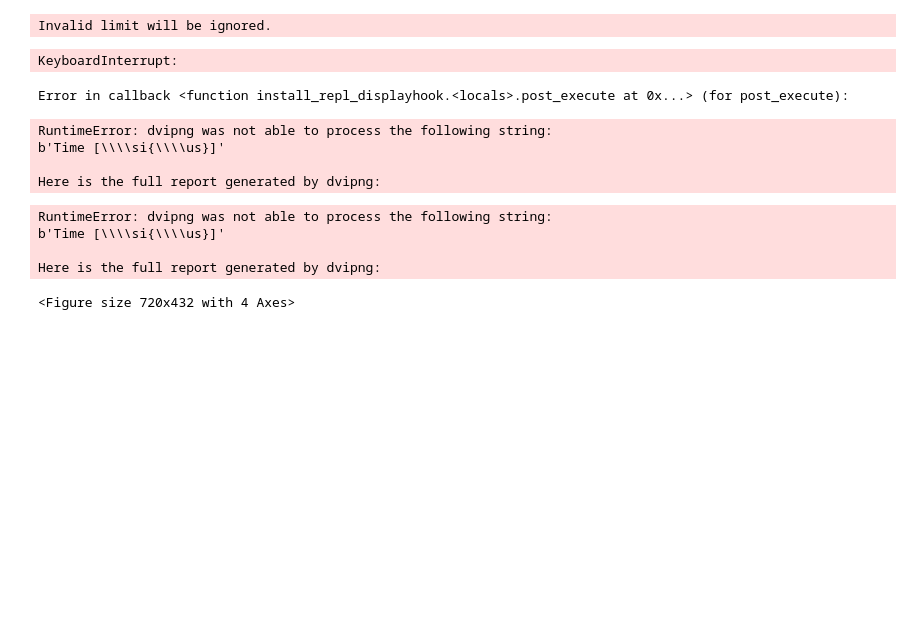
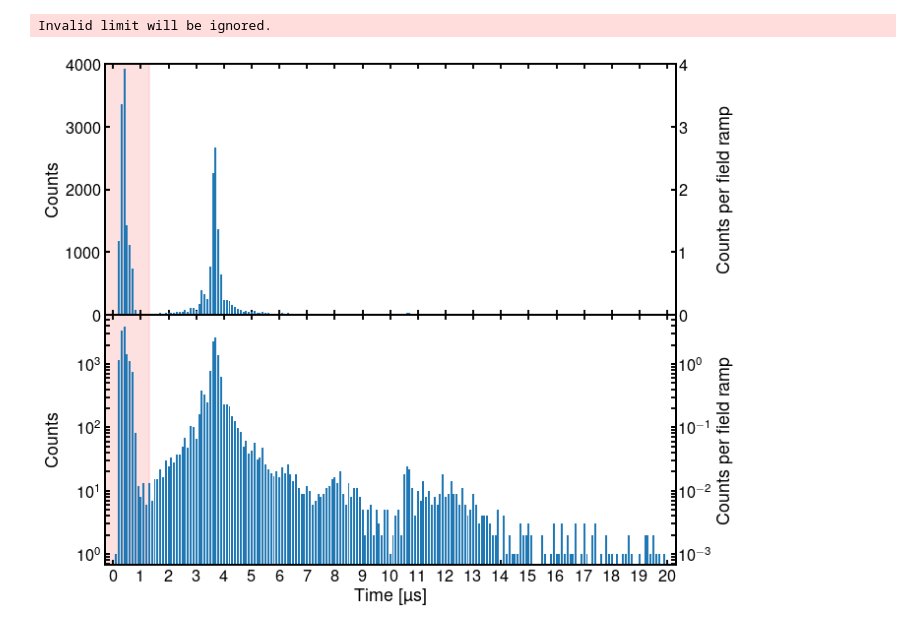
Before and after one commit to rogding/phd_thesis, a Jupyter notebook: chapters/experiment/mcp/example_mcs_signal/mcs_signal.ipynb, the cells around one changed output. Saved outputs shown, nothing was run; the diff lists cells and outputs as text; code cells hidden in the pictures; blank space fills up the shorter version.

```diff
--- a/chapters/experiment/mcp/example_mcs_signal/mcs_signal.ipynb
+++ b/chapters/experiment/mcp/example_mcs_signal/mcs_signal.ipynb
@@ -83,5 +92,5 @@ with sns.axes_style("whitegrid"):
 # %%
-fig, axs = plt.subplots(ncols=1, nrows=2, figsize=(10,6), clear=False, sharex=True)
+fig, axs = plt.subplots(ncols=1, nrows=2, figsize=(10,8), clear=False, sharex=True)
 
 axs[0].bar(data['time'], data['counts'], width=0.07,
            color=sns.color_palette("Paired")[1], zorder=2)
@@ -89,7 +98,7 @@ axs[0].xaxis.set_ticks(np.arange(0, 20+1, 1))
 axs[0].xaxis.set_major_formatter(FormatStrFormatter('%.0f'))
 #axs[0].yaxis.set_major_formatter(FormatStrFormatter('%.1f'))
 axs[0].set_xlim((-0.3, 20.3))
-axs[0].set_ylim((-1, 6000))
+axs[0].set_ylim((-1, 4000))
 
 ax2 = axs[0].twinx()
 mn0, mx0 = axs[0].get_ylim()
@@ -111,42 +120,32 @@ ax3.set_yscale('log')
 
 # MCS excluded bins
 axs[0].fill_betweenx(np.linspace(mn0, mx0, 2, endpoint=True), x1=-0.3, x2=13*100/1000,
                      color=sns.color_palette("Paired")[4], alpha=0.3, zorder=0)
 axs[1].fill_betweenx(np.linspace(mn1, mx1, 2, endpoint=True), x1=-0.3, x2=13*100/1000,
                      color=sns.color_palette("Paired")[4], alpha=0.3, zorder=0)
 
 #ax.set_ylim([0,3])
 
 for ax in axs:
     ax.tick_params(direction='in', axis='both', which='both', bottom=True, top=True, left=True, right=True, length=5)
 ax2.tick_params(direction='in', axis='both', which='both', bottom=True, top=True, left=True, right=True, length=5)
 ax3.tick_params(direction='in', axis='both', which='both', bottom=True, top=True, left=True, right=True, length=5)
 
 axs[1].set_xlabel(r'Time [\si{\us}]')
 axs[0].set_ylabel(r'Counts')
 axs[1].set_ylabel(r'Counts')
 ax2.set_ylabel('Counts per field ramp')
 ax3.set_ylabel('Counts per field ramp')
 
 fig.align_ylabels((axs[0], axs[1]))
 fig.align_ylabels((ax2, ax3))
 
 plt.tight_layout()
 plt.subplots_adjust(hspace = 0)
 
-plt.savefig('example_mcs_signal.svg', bbox_inches='tight', transparent=False)
+plt.savefig('example_mcs_signal.pdf', bbox_inches='tight', transparent=False)
 
 plt.show()
 # %% [output]
 Invalid limit will be ignored.
-KeyboardInterrupt:
-Error in callback <function install_repl_displayhook.<locals>.post_execute at 0x...> (for post_execute):
-RuntimeError: dvipng was not able to process the following string:
-b'Time [\\\\si{\\\\us}]'
-
-Here is the full report generated by dvipng:
-RuntimeError: dvipng was not able to process the following string:
-b'Time [\\\\si{\\\\us}]'
-
-Here is the full report generated by dvipng:
-<Figure size 720x432 with 4 Axes>
+[figure, added]
```
Also changed, not shown: parts of 4 cells of this notebook, 10 other files.
